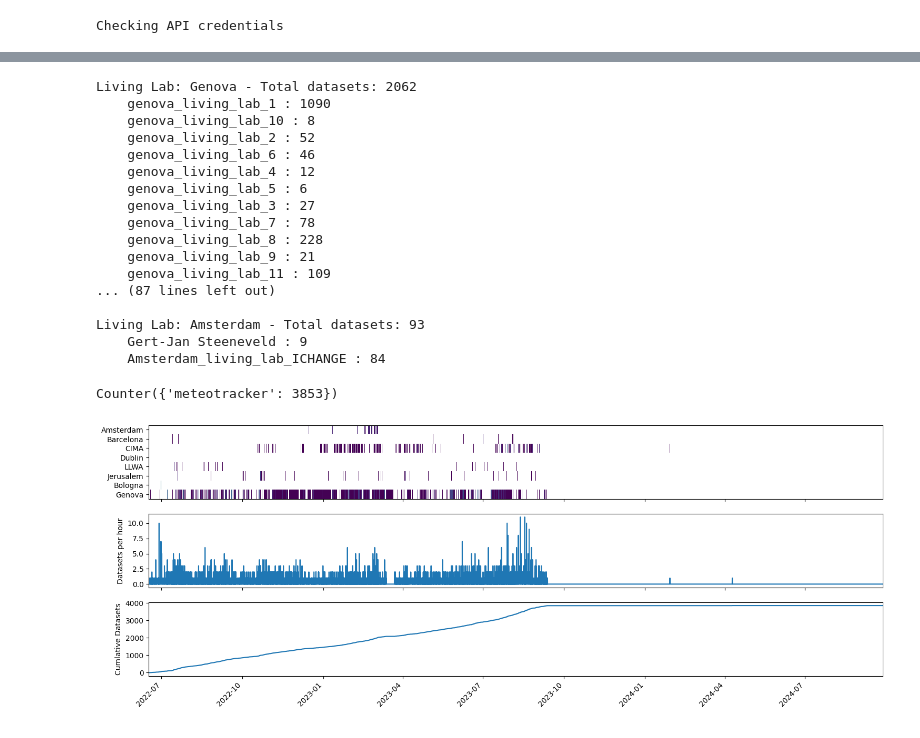
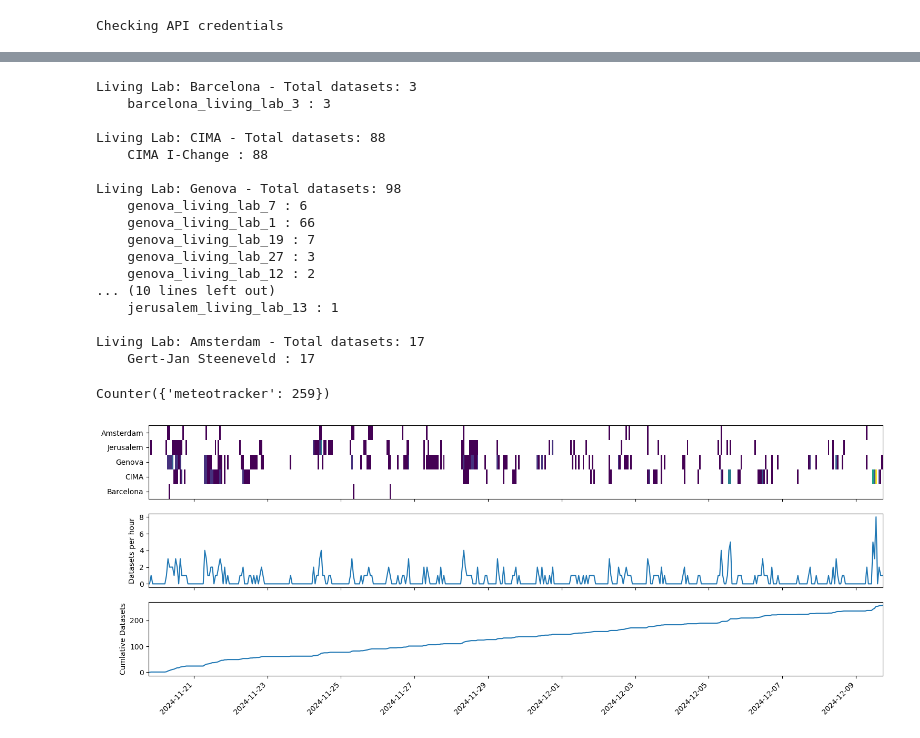
Before and after one commit to ecmwf/IonBeam, a Jupyter notebook: notebooks/iCHANGE/Breakdown_data_by_livinglab.ipynb, the cells around one changed output, grey strips where cells are left out. Saved outputs shown, nothing was run; the diff lists cells and outputs as text; code cells hidden in the pictures.

```diff
--- a/notebooks/iCHANGE/Breakdown_data_by_livinglab.ipynb
+++ b/notebooks/iCHANGE/Breakdown_data_by_livinglab.ipynb
@@ -6,9 +6,7 @@ import json
 import requests
 from IPython.display import JSON
 # %%
-url = "https://ionbeam-dev.ecmwf.int/api/v1/"
-url = "https://ionbeam-test.ecmwf.int/api/v1/"
-# url = "http://127.0.0.1:5002/api/v1/"
+url = "http://ionbeam-ichange.ecmwf-ichange.f.ewcloud.host/api/v1/"
 # %%
 # Load in the ECMWF token
 with open(Path("~/.ecmwfapirc").expanduser(), "r") as f:
@@ -77,27 +51,27 @@ for ll, breakdown in grouped.items():
         print(f"    {name} : {count}")
     print()
 # %% [output]
-Living Lab: Genova - Total datasets: 2062
-    genova_living_lab_1 : 1090
-    genova_living_lab_10 : 8
-    genova_living_lab_2 : 52
-    genova_living_lab_6 : 46
-    genova_living_lab_4 : 12
-    genova_living_lab_5 : 6
-    genova_living_lab_3 : 27
-    genova_living_lab_7 : 78
-    genova_living_lab_8 : 228
-    genova_living_lab_9 : 21
-    genova_living_lab_11 : 109
-... (87 lines left out)
+Living Lab: Barcelona - Total datasets: 3
+    barcelona_living_lab_3 : 3
 
-Living Lab: Amsterdam - Total datasets: 93
-    Gert-Jan Steeneveld : 9
-    Amsterdam_living_lab_ICHANGE : 84
+Living Lab: CIMA - Total datasets: 88
+    CIMA I-Change : 88
+
+Living Lab: Genova - Total datasets: 98
+    genova_living_lab_7 : 6
+    genova_living_lab_1 : 66
+    genova_living_lab_19 : 7
+    genova_living_lab_27 : 3
+    genova_living_lab_12 : 2
+... (10 lines left out)
+    jerusalem_living_lab_13 : 1
+
+Living Lab: Amsterdam - Total datasets: 17
+    Gert-Jan Steeneveld : 17
 # %%
 Counter(s["platform"] for s in stations)
 # %% [output]
-Counter({'meteotracker': 3853})
+Counter({'meteotracker': 259})
 # %%
 from datetime import datetime as dt
 from datetime import timedelta, timezone
@@ -105,11 +79,8 @@ import pandas as pd
 import numpy as np
 from matplotlib import pyplot as plt
 
-start = min(dt.fromisoformat(station["start_time"]) for station in stations)
-end = max(dt.fromisoformat(station["stop_time"]) for station in stations)
-
-# start = min(dt.fromisoformat(station["time_span"][0]) for station in stations)
-# end = max(dt.fromisoformat(station["time_span"][1]) for station in stations)
+start = min(dt.fromisoformat(station["time_span"][0]) for station in stations)
+end = max(dt.fromisoformat(station["time_span"][1]) for station in stations)
 
 end = dt.now(tz = timezone.utc)
 # end = dt(2023, 4, 1, tzinfo = timezone.utc)
@@ -119,34 +90,33 @@ station_names = list(grouped.keys())
 heatmap = np.zeros(shape = (len(station_names), len(times)))
 timeline = np.zeros(shape = len(times))
 
 for station in stations:
     nice_name, _ = map_to_simple_author(station["authors"])
     station_idx = station_names.index(nice_name)
     assert station_idx >= 0
-    time_range = pd.date_range(dt.fromisoformat(station["start_time"]), dt.fromisoformat(station["stop_time"]), freq="1h").to_pydatetime()
-    # time_range = pd.date_range(dt.fromisoformat(station["time_span"][0]), dt.fromisoformat(station["time_span"][1]), freq="1h").to_pydatetime()
+    time_range = pd.date_range(dt.fromisoformat(station["time_span"][0]), dt.fromisoformat(station["time_span"][1]), freq="1h").to_pydatetime()
     time_idxs = times.searchsorted(time_range)
 
     # filter out an times that are outside the range we want
     time_idxs = time_idxs[(0 < time_idxs) & (time_idxs < len(times))]
     heatmap[station_idx, time_idxs] += 1
 
     if len(time_idxs): timeline[time_idxs[0]] += 1
 
-heatmap[np.where(heatmap == 0)] = np.NaN
+heatmap[np.where(heatmap == 0)] = np.nan
 
 f, axes = plt.subplots(nrows = 3, sharex = True, figsize = (18,7))
 
 ax = axes[0]
 ax.pcolormesh(times, station_names, heatmap)
 f.autofmt_xdate(rotation=45)
 
 ax = axes[1]
 ax.plot(times, timeline)
 ax.set(ylabel = "Datasets per hour")
 
 ax = axes[2]
 ax.plot(times, timeline.cumsum())
 ax.set(ylabel = "Cumlative Datasets");
 # %% [output]
-[figure, old version]
+[figure, new version]
```
Also changed, not shown: parts of 3 cells of this notebook, 34 other files.
